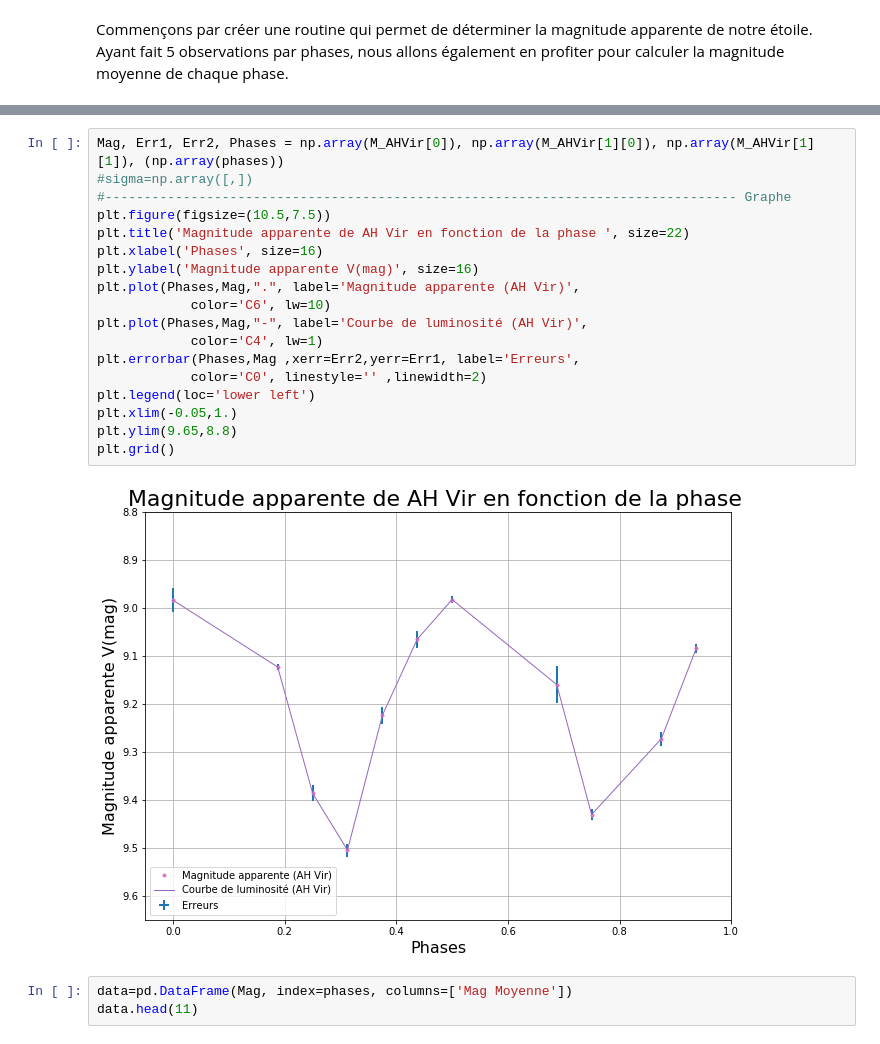
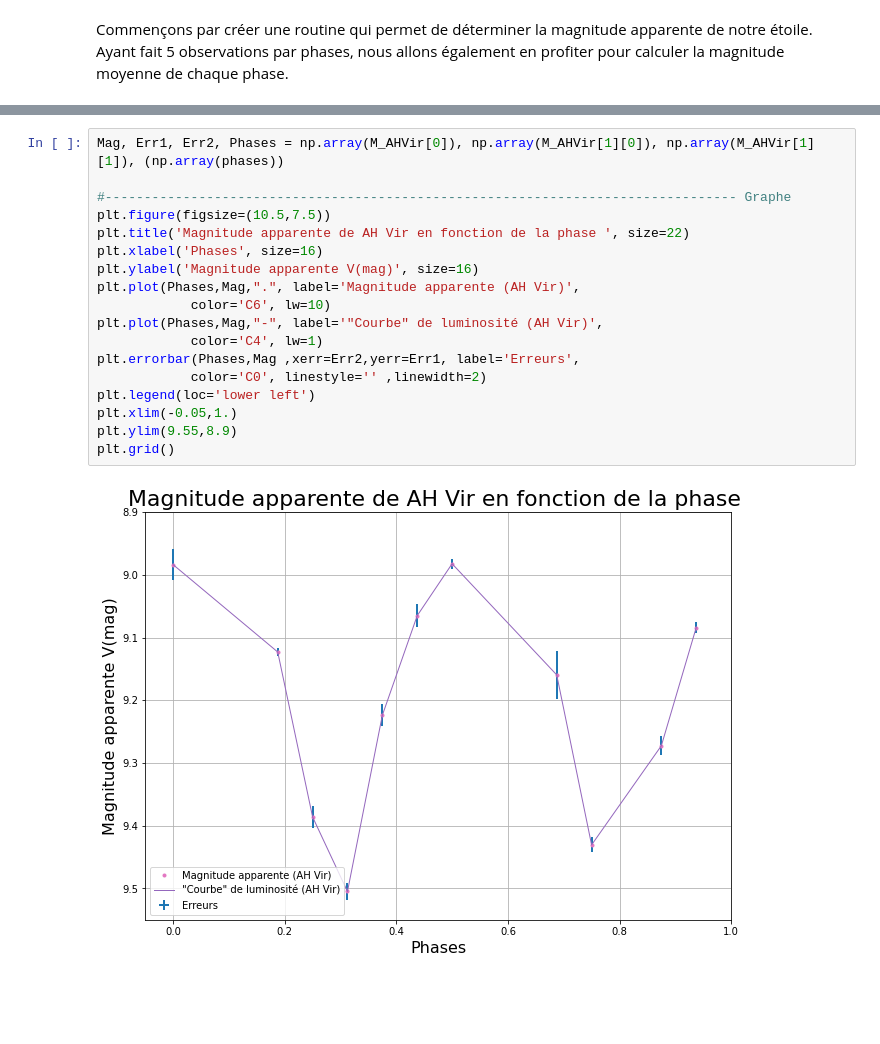
Before and after one commit to ilahmaid/Stage-Astro-2020, a Jupyter notebook: Stage_observations.ipynb, the cells around one changed output, grey strips where cells are left out. Cells and saved outputs as stored; diff of their text form; blank space fills up the shorter version.

```diff
--- a/Stage_observations.ipynb
+++ b/Stage_observations.ipynb
@@ -149,24 +145,21 @@ Erreur sur la phase: 0.0006672811809797987
 ([8.98376564674246, 9.123050542094187, 9.386033309515422, 9.504848473023198, 9.223854323288668, 9.065082270142792, 8.982349764076536, 9.159560099318274, 9.430574304737771, 9.2724815251649, 9.084037300 ...
 # %%
 Mag, Err1, Err2, Phases = np.array(M_AHVir[0]), np.array(M_AHVir[1][0]), np.array(M_AHVir[1][1]), (np.array(phases))
-#sigma=np.array([,])
+
 #--------------------------------------------------------------------------------- Graphe
 plt.figure(figsize=(10.5,7.5))
 plt.title('Magnitude apparente de AH Vir en fonction de la phase ', size=22)
 plt.xlabel('Phases', size=16)
 plt.ylabel('Magnitude apparente V(mag)', size=16)
 plt.plot(Phases,Mag,".", label='Magnitude apparente (AH Vir)',
             color='C6', lw=10)
-plt.plot(Phases,Mag,"-", label='Courbe de luminosité (AH Vir)',
+plt.plot(Phases,Mag,"-", label='"Courbe" de luminosité (AH Vir)',
             color='C4', lw=1)
 plt.errorbar(Phases,Mag ,xerr=Err2,yerr=Err1, label='Erreurs',
             color='C0', linestyle='' ,linewidth=2)
 plt.legend(loc='lower left')
 plt.xlim(-0.05,1.)
-plt.ylim(9.65,8.8)
+plt.ylim(9.55,8.9)
 plt.grid()
 # %% [output]
-[figure, old version]
+[figure, new version]
-# %%
-data=pd.DataFrame(Mag, index=phases, columns=['Mag Moyenne'])
-data.head(11)
```
Also changed, not shown: parts of 4 cells of this notebook.
